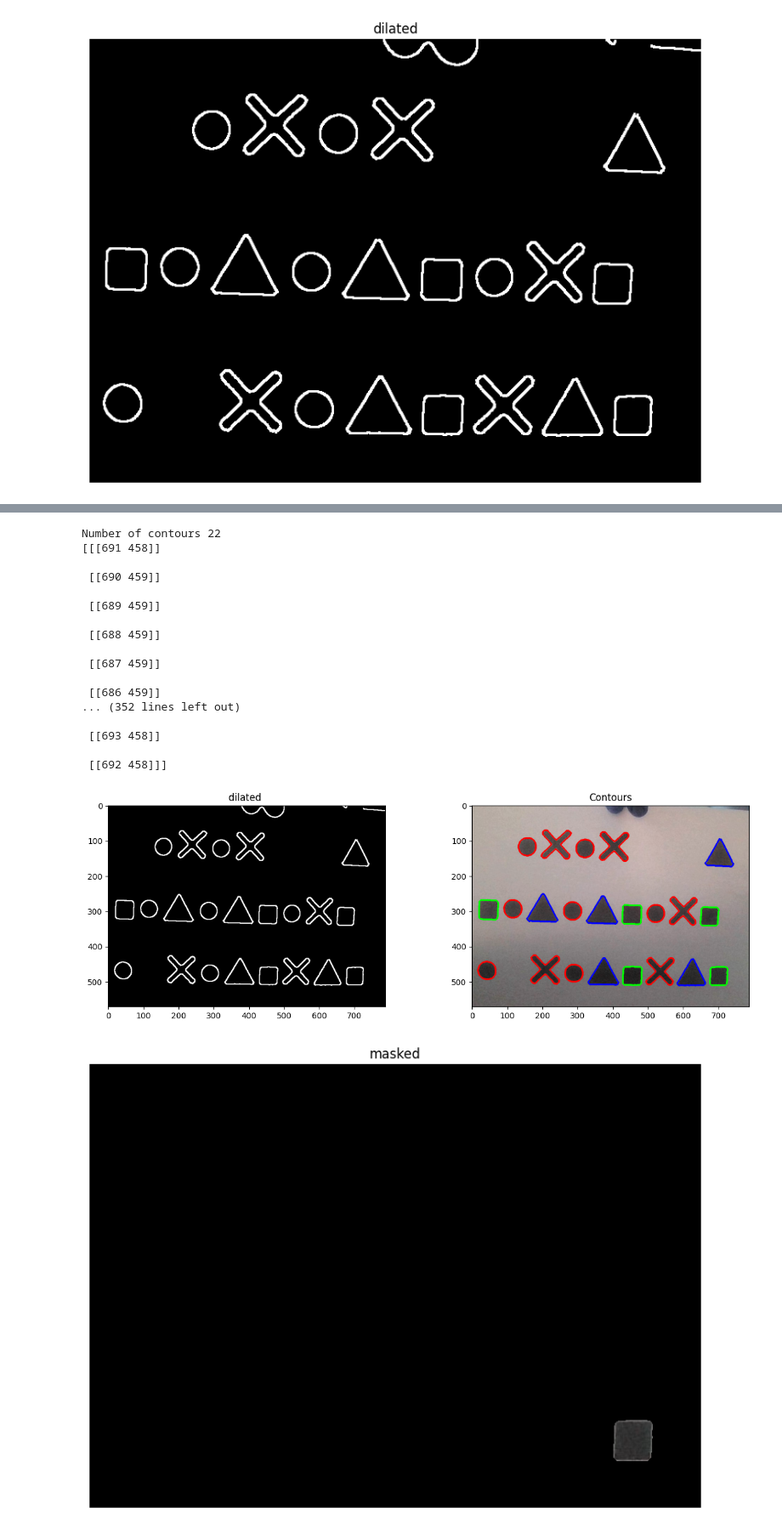
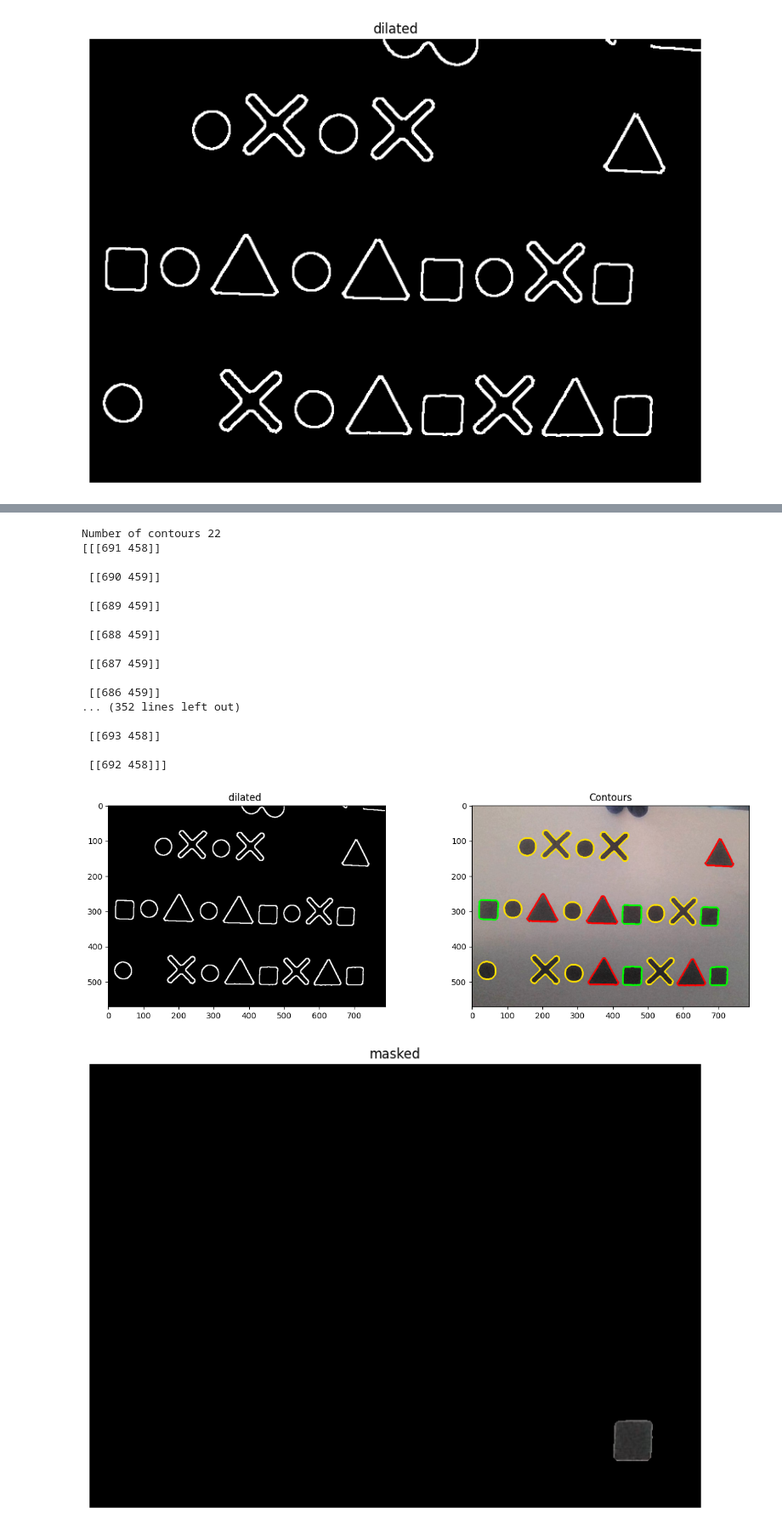
Before and after one commit to Abdo-Anwar/Torp-img3, a Jupyter notebook: Task3/Task3.ipynb, the cells around one changed output, grey strips where cells are left out. Shown at 85% size. Drawn from its saved outputs; the diff is of its cells as text; code cells hidden in the pictures.

Commit message:
add code to tset shape func and try to handle the X symobl & circle

```diff
--- a/Task3/Task3.ipynb
+++ b/Task3/Task3.ipynb
@@ -64,7 +64,11 @@ def detect_shape(contour):
         else:
             return "rectangle"'''
     elif len(approx) > 4:
-        return "circle"
+        if not cv.isContourConvex(contour):
+            return "X"
+        else:
+            return "circle"
+
     else:
         return "unknown"
 # %%
@@ -102,34 +158,53 @@ for contour in contours:
         filtered_contours.append(contour)
 
 
 
+for contour in filtered_contours:
+    shape = detect_shape(contour)
+
+    if shape == "triangle":
+        color = (255, 0, 0)  # Red for triangle
+    elif shape == "sq":
+        color = (0, 255, 0)  # Green for square/rectangle
+    elif shape == "circle":
+        color = (0, 0, 255)  # Blue for circle
+    elif shape=='X':
+        color = (255, 225, 0)
+    else:
+        color = (255, 255, 255)
+
+    cv.drawContours(img_copy, [contour], -1, color, 3)
+
+
+
+
 
 print(f"Number of contours {len(filtered_contours)}")
 print(filtered_contours[0])
 images = [dilated, img_copy]
 titles = ["dilated ", "Contours"]
 plots = [2, 2]
 size = (15, 10)
 make_fig_gray(images, titles, plots, size)
 # %% [output]
 Number of contours 22
 [[[691 458]]
 
  [[690 459]]
 
  [[689 459]]
 
  [[688 459]]
 
  [[687 459]]
 
  [[686 459]]
 ... (352 lines left out)
 
  [[693 458]]
 
  [[692 458]]]
-[figure, old version]
+[figure, new version]
 # %%
 for contour in filtered_contours:
     # Create empty mask
```
Also changed, not shown: parts of 1 cell of this notebook.
